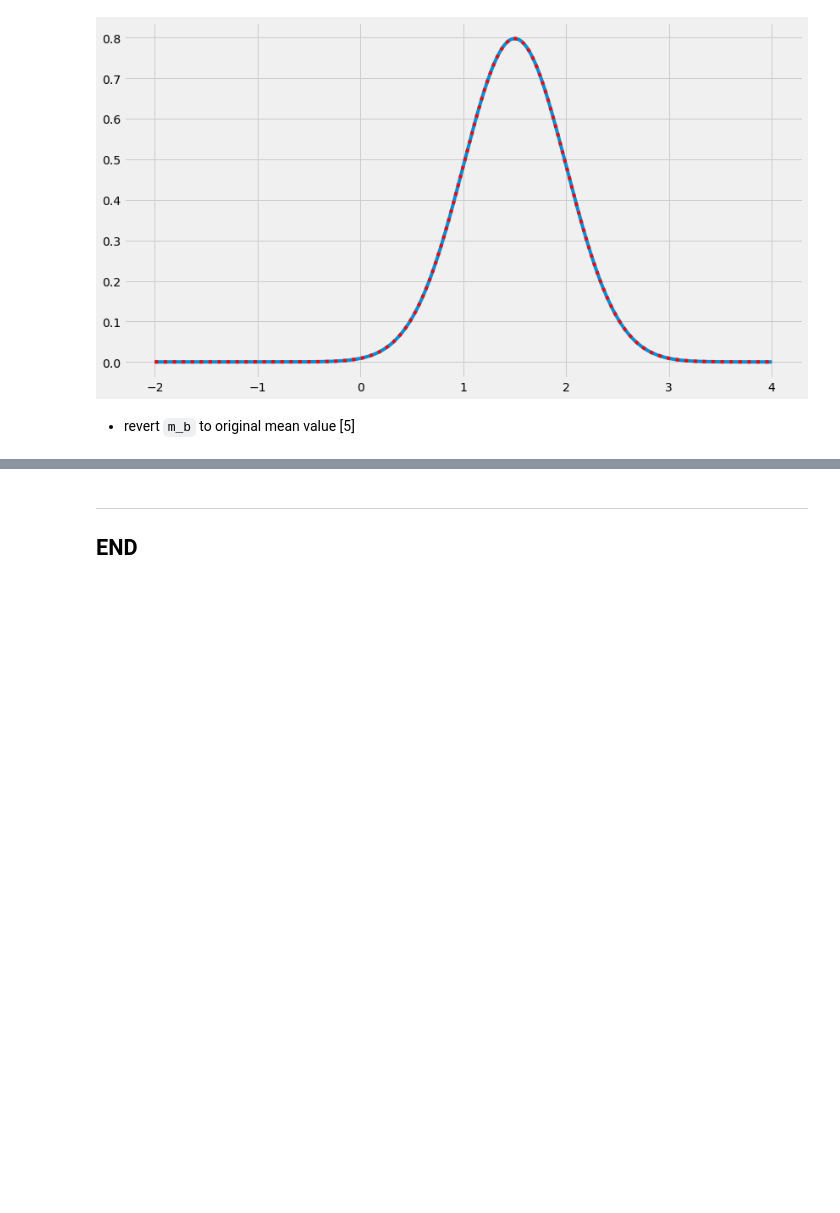
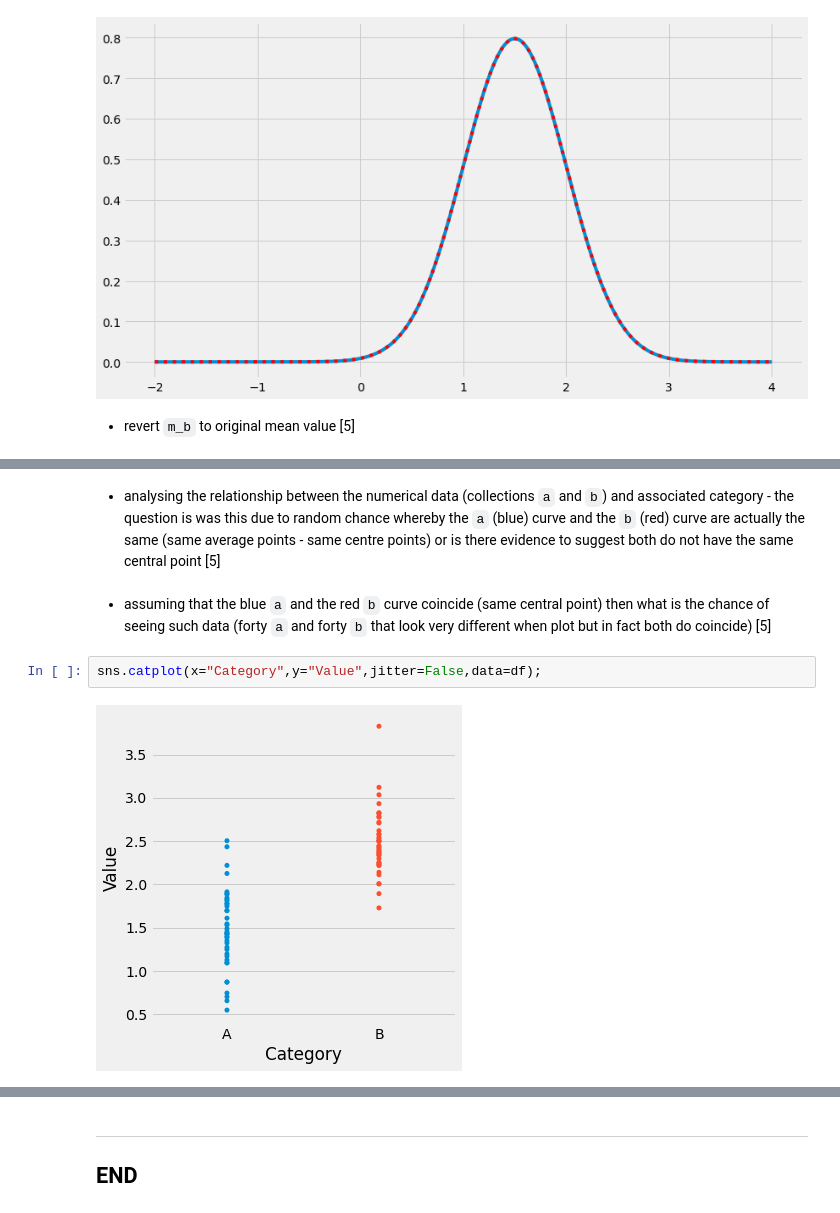
Before and after one commit to SeanOhAileasa/mls-scikit-learn-scipy-stats, a Jupyter notebook: scipy-stats.ipynb, the cells around one changed output, grey strips where cells are left out. Drawn from its saved outputs; the diff is of its cells as text; blank space fills up the shorter version.

```diff
--- a/scipy-stats.ipynb
+++ b/scipy-stats.ipynb
@@ -652,0 +722,8 @@ exit()
+# %% [markdown]
+- analysing the relationship between the numerical data (collections ``a`` and ``b``) and associated category - the question is was this due to random chance whereby the ``a`` (blue) curve and the ``b`` (red) curve are actually the same (same average points - same centre points) or is there evidence to suggest both do not have the same central point [5]
+# %% [markdown]
+- assuming that the blue ``a`` and the red ``b`` curve coincide (same central point) then what is the chance of seeing such data (forty ``a`` and forty ``b`` that look very different when plot but in fact both do coincide) [5]
+# %%
+sns.catplot(x="Category",y="Value",jitter=False,data=df);
+# %% [output]
+[figure, added]
```
Also changed, not shown: parts of 66 cells of this notebook.
